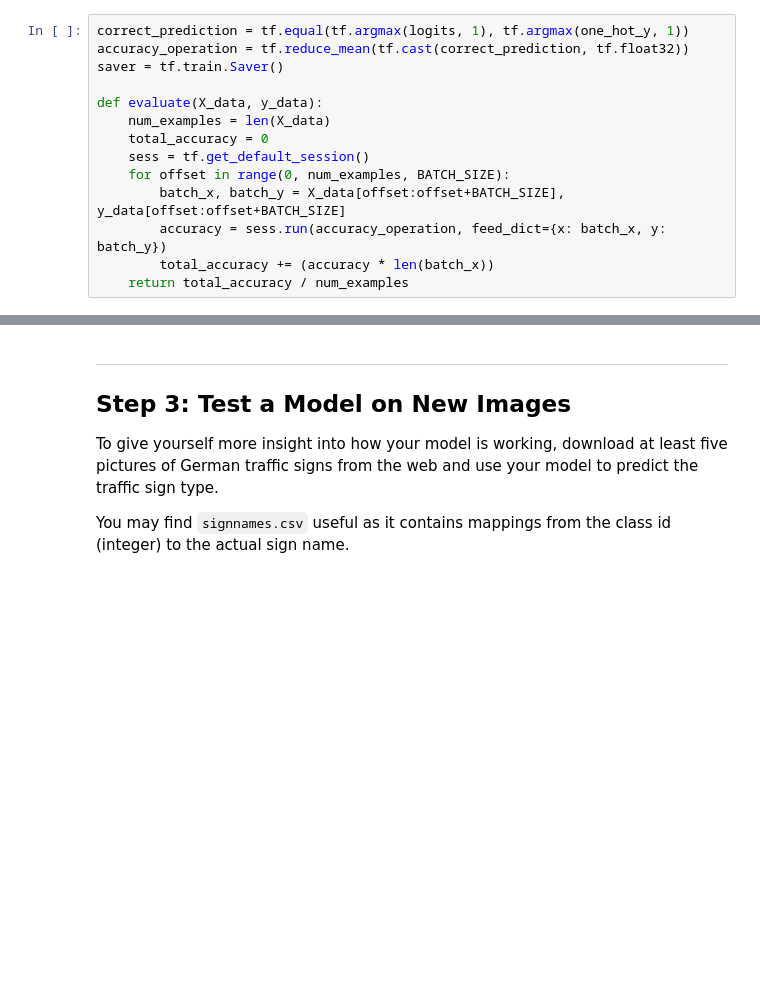
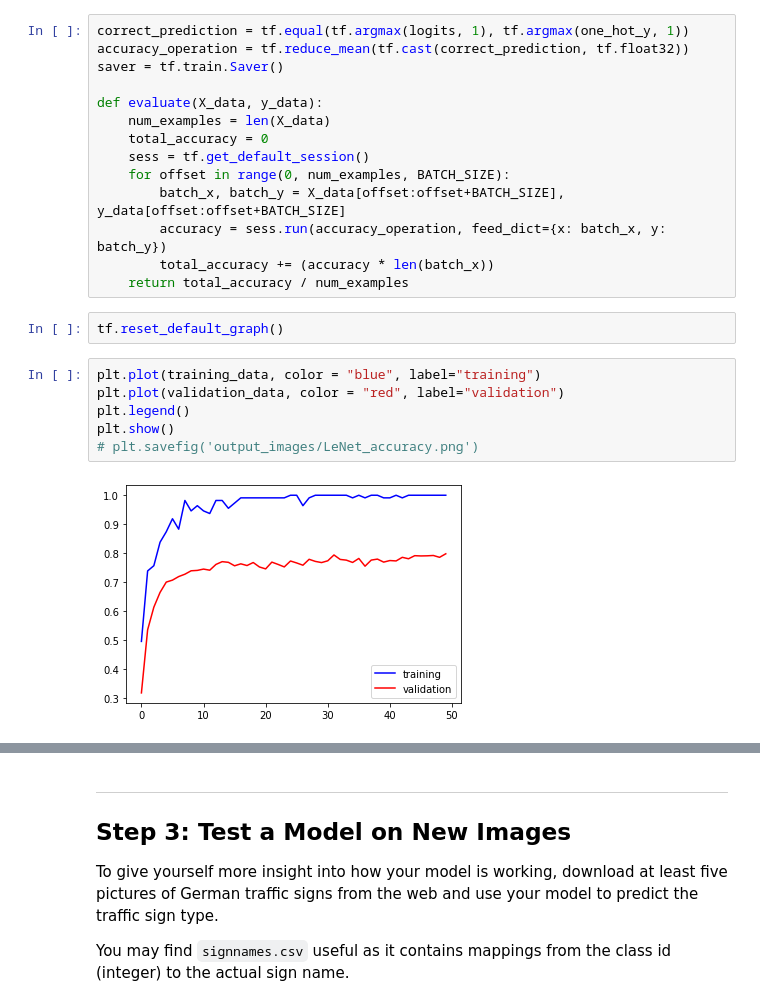
Before and after one commit to ChoKasem/Traffic-Sign-Classifier, a Jupyter notebook: Traffic_Sign_Classifier.ipynb, the cells around one changed output, grey strips where cells are left out. Saved outputs shown, nothing was run; the diff lists cells and outputs as text; blank space fills up the shorter version.

```diff
--- a/Traffic_Sign_Classifier.ipynb
+++ b/Traffic_Sign_Classifier.ipynb
@@ -302,3 +291,13 @@ def evaluate(X_data, y_data):
         accuracy = sess.run(accuracy_operation, feed_dict={x: batch_x, y: batch_y})
         total_accuracy += (accuracy * len(batch_x))
     return total_accuracy / num_examples
+# %%
+tf.reset_default_graph()
+# %%
+plt.plot(training_data, color = "blue", label="training")
+plt.plot(validation_data, color = "red", label="validation")
+plt.legend()
+plt.show()
+# plt.savefig('output_images/LeNet_accuracy.png')
+# %% [output]
+[figure, added]
```
Also changed, not shown: parts of 8 cells of this notebook, 4 other files.
